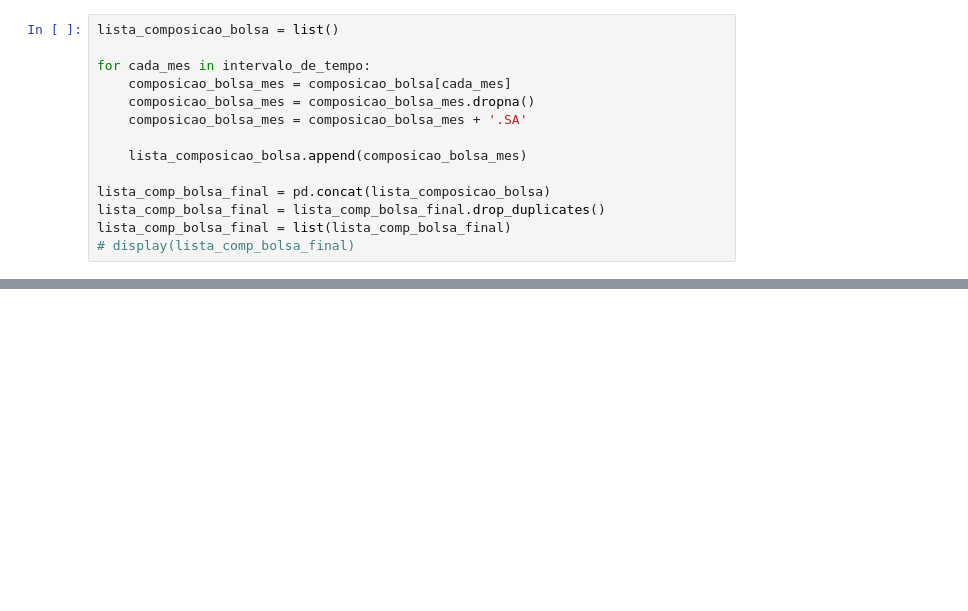
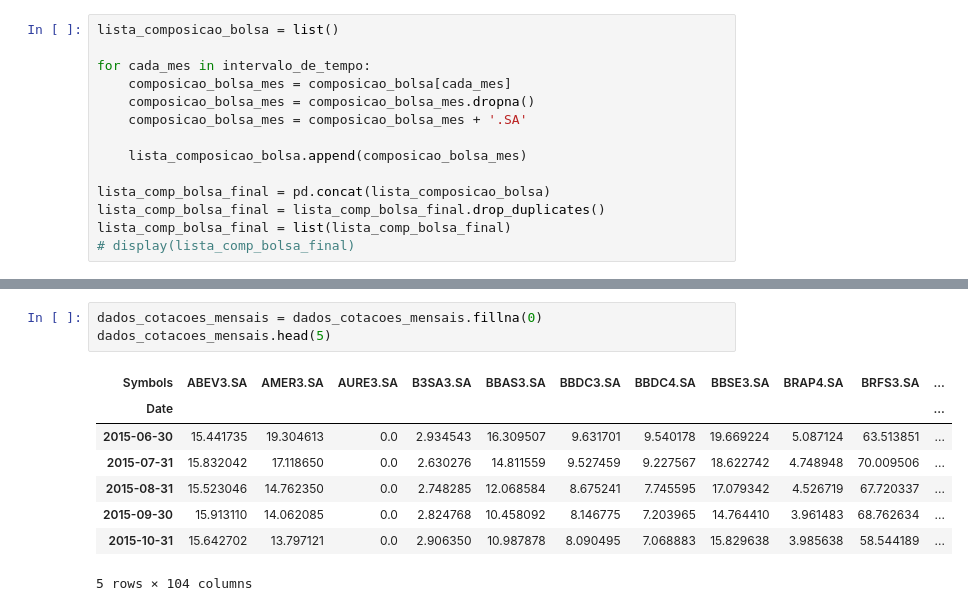
Before and after one commit to WallisonSantos/AppPy, a Jupyter notebook: aula_0.ipynb, the cells around one changed output, grey strips where cells are left out. Drawn from its saved outputs; the diff is of its cells as text; blank space fills up the shorter version.

```diff
--- a/aula_0.ipynb
+++ b/aula_0.ipynb
@@ -48,0 +129,12 @@ lista_comp_bolsa_final = list(lista_comp_bolsa_final)
+# %%
+dados_cotacoes_mensais = dados_cotacoes_mensais.fillna(0)
+dados_cotacoes_mensais.head(5)
+# %% [output]
+| Symbols | ABEV3.SA | AMER3.SA | AURE3.SA | B3SA3.SA | BBAS3.SA | BBDC3.SA | BBDC4.SA | BBSE3.SA | BRAP4.SA | BRFS3.SA | ... |
+| Date |  |  |  |  |  |  |  |  |  |  | ... |
+| 2015-06-30 | 15.441735 | 19.304613 | 0.0 | 2.934543 | 16.309507 | 9.631701 | 9.540178 | 19.669224 | 5.087124 | 63.513851 | ... |
+| 2015-07-31 | 15.832042 | 17.118650 | 0.0 | 2.630276 | 14.811559 | 9.527459 | 9.227567 | 18.622742 | 4.748948 | 70.009506 | ... |
+| 2015-08-31 | 15.523046 | 14.762350 | 0.0 | 2.748285 | 12.068584 | 8.675241 | 7.745595 | 17.079342 | 4.526719 | 67.720337 | ... |
+| 2015-09-30 | 15.913110 | 14.062085 | 0.0 | 2.824768 | 10.458092 | 8.146775 | 7.203965 | 14.764410 | 3.961483 | 68.762634 | ... |
+| 2015-10-31 | 15.642702 | 13.797121 | 0.0 | 2.906350 | 10.987878 | 8.090495 | 7.068883 | 15.829638 | 3.985638 | 58.544189 | ... |
+5 rows × 104 columns
```
Also changed, not shown: parts of 8 cells of this notebook.
